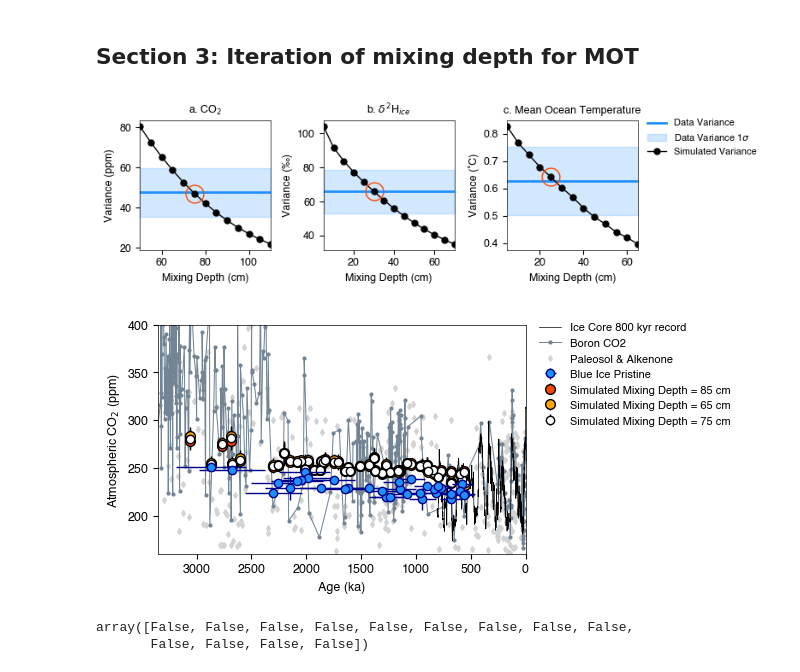
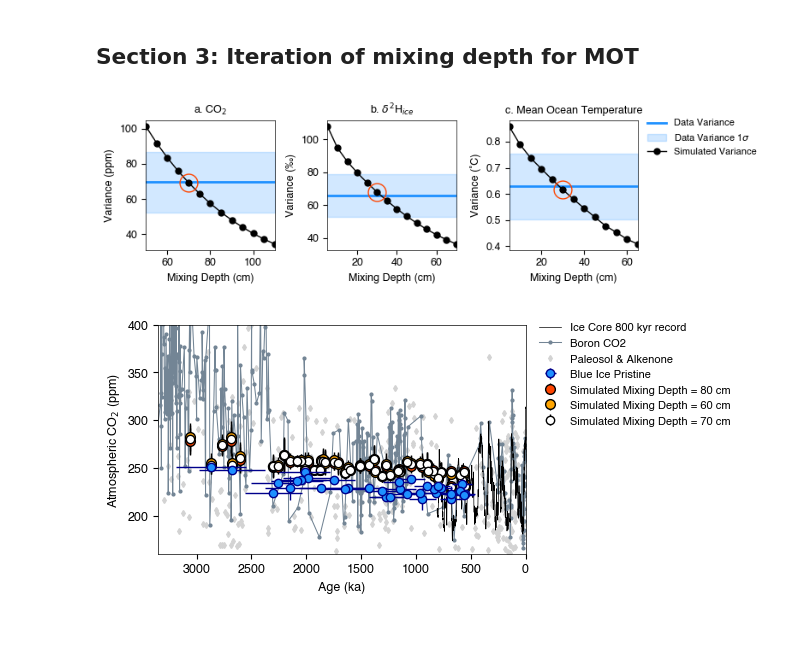
Before and after one commit to jesstierney/blueIce, a Jupyter notebook: iterateMixingDepth.ipynb, the cells around one changed output. Drawn from its saved outputs; the diff is of its cells as text; code cells hidden in the pictures; blank space fills up the shorter version.

```diff
--- a/iterateMixingDepth.ipynb
+++ b/iterateMixingDepth.ipynb
@@ -86,7 +80,7 @@ CO2dVal = np.interp(CO2dAge,compCO2age,compCO2)
 # %%
 ######### TIME AVERAGING
 # apply the time averaging function
-CO2sim = iceTimeAvg(ice.Age, ice.AgeErrA, 400, CO2dAge,CO2dVal,1000)
+CO2sim = iceTimeAvg(ice.Age, ice.AgeErrA, 200, CO2dAge,CO2dVal,1000)
 
 ###### MIXING
 # compute middle depth
@@ -106,12 +100,12 @@ prist = ice.NotPristine == 0
 co2p = ice.CO2m[prist]
 co2p = np.where(~np.isnan(ice.CO2dC[prist]), ice.CO2dC[prist], ice.CO2m[prist])
 agep = ice.Age[prist]
-pleistoDats = co2p[(agep < 2500) & (~np.isnan(co2p))]
-idx = prist & co2pres & (ice.Age < 2500)
+compDats = co2p[(~np.isnan(co2p))]
+idx = prist & co2pres
 
 # data variance
-icevarC = np.var(pleistoDats, ddof=1)
-icevarerrC = np.sqrt((2 * (icevarC**2)) / (len(pleistoDats) - 1))
+icevarC = np.var(compDats, ddof=1)
+icevarerrC = np.sqrt((2 * (icevarC**2)) / (len(compDats) - 1))
 
 # simulated variance and other stats
 simvarC = np.zeros((len(mixTestC)))
@@ -132,7 +126,7 @@ lrEDC = lrNorm * np.std(edcD.Deuterium) + np.mean(ice.dDice[ice.Age < 800])
 ageLR04 = lr04['Age'].to_numpy()
 # %%
 ###### TIME AVERAGING AND MIXING OF D2H
-dDSim = iceTimeAvg(ice.Age, ice.AgeErrA, 400, ageLR04,lrEDC,1000)
+dDSim = iceTimeAvg(ice.Age, ice.AgeErrA, 200, ageLR04,lrEDC,1000)
 # mix - sample step is still 10 cm as with CO2
 mixTestD = np.array([0.05,0.1,.15,.2,.25,.3,.35,.4,.45,.5,.55,.6,.65,.7])
 mixArrayD = np.zeros((dDSim.shape[0],dDSim.shape[1],len(mixTestD)))
@@ -167,7 +161,7 @@ lrMOT = lrNorm * np.std(edcMOT.MOTKrN2) + np.mean(ice.MOT[ice.Age < 800])
 # %%
 ######## TIME AVERAGING AND MIXING OF MOT
 # time average
-MOTSim = iceTimeAvg(ice.Age, ice.AgeErrA, 400, ageLR04, lrMOT, 1000)
+MOTSim = iceTimeAvg(ice.Age, ice.AgeErrA, 200, ageLR04, lrMOT, 1000)
 # mix - sample step is still 10 cm as with CO2
 mixTestM = np.array([0.05,.1,.15,.2,.25,.3,.35,.4,.45,.5,.55,.6,.65])
 mixArrayM = np.zeros((MOTSim.shape[0],MOTSim.shape[1],len(mixTestM)))
@@ -211,42 +205,42 @@ fig, (ax1, ax2, ax3) = plt.subplots(1, 3, figsize=(6.5, 2.4))
 ax1.plot(cM,np.tile(icevarC,len(mixTestC)),color="dodgerblue",linewidth=2,zorder=2)
 ax1.fill_between(cM,np.tile(icevarC,len(mixTestC))-icevarerrC,np.tile(icevarC,len(mixTestC))+icevarerrC,color="dodgerblue",alpha=.2,zorder=1)
 ax1.plot(cM,simvarC,marker='o',markersize=ms,color="black",linewidth=1,zorder=3)
-ax1.plot(cM[cM==75],simvarC[cM==75],marker='o',markerfacecolor="None",markeredgecolor="orangered",markersize=15,zorder=4)
+ax1.plot(cM[cM==70],simvarC[cM==70],marker='o',markerfacecolor="None",markeredgecolor="orangered",markersize=15,zorder=4)
 ax1.set_xlim(xlims)
 ax1.set_xlabel("Mixing Depth (cm)")
 ax1.set_ylabel("Variance (ppm)")
 ax1.set_title("a. CO$_2$",fontsize=9)
 
 #### dD
 cMd = mixTestD*100
 xlims = (np.min(cMd),np.max(cMd))
 ax2.plot(cMd,np.tile(icevarD,len(mixTestD)),color="dodgerblue",linewidth=2,zorder=2)
 ax2.fill_between(cMd,np.tile(icevarD,len(mixTestD))-icevarerrD,np.tile(icevarD,len(mixTestD))+icevarerrD,color="dodgerblue",alpha=.2,zorder=1)
 ax2.plot(cMd,simvarD,marker='o',markersize=ms,color="black",linewidth=1,zorder=3)
 ax2.plot(cMd[cMd==30],simvarD[cMd==30],marker='o',markerfacecolor="None",markeredgecolor="orangered",markersize=15,zorder=4)
 ax2.set_xlim(xlims)
 ax2.set_xlabel("Mixing Depth (cm)")
 ax2.set_ylabel("Variance (‰)")
 ax2.set_title("b. $\delta^2$H$_{ice}$",fontsize=9)
 
 #### MOT
 cM = mixTestM*100
 xlims = (np.min(cM),np.max(cM))
 
 ax3.plot(cM,np.tile(icevarM,len(mixTestM)),color="dodgerblue",linewidth=2,label="Data Variance",zorder=2)
 ax3.fill_between(cM,np.tile(icevarM,len(mixTestM))-icevarerrM,np.tile(icevarM,len(mixTestM))+icevarerrM,color="dodgerblue",alpha=.2,label="Data Variance 1$\sigma$",zorder=1)
 ax3.plot(cM,simvarM,marker='o',markersize=ms,color="black",linewidth=1,label="Simulated Variance",zorder=3)
-ax3.plot(cM[cM==25],simvarM[cM==25],marker='o',markerfacecolor="None",markeredgecolor="orangered",markersize=15,zorder=4)
+ax3.plot(cM[cM==30],simvarM[cM==30],marker='o',markerfacecolor="None",markeredgecolor="orangered",markersize=15,zorder=4)
 ax3.set_xlim(xlims)
 ax3.set_xlabel("Mixing Depth (cm)")
 ax3.set_ylabel("Variance (˚C)")
 ax3.set_title("c. Mean Ocean Temperature",fontsize=9)
 
 fig.legend(frameon=False, fontsize=8, bbox_to_anchor=(.98, .9), loc='upper left')
 fig.tight_layout()
 fig.savefig("outputFigures/MixingDepthIteration.pdf", bbox_inches="tight")
 # %% [output]
-[figure, old version]
+[figure, new version]
 # %%
 ######## FIGURE S2 COMPARISON OF DIFFERENT MIXING CHOICES FOR CO2
 ms=6
@@ -259,12 +253,12 @@ ax.plot(agePaleo,co2Paleo,color="lightgray",linewidth=.75,marker='d',markersize=
 ax.plot(ageAlk,co2Alk,color="lightgray",linewidth=.75,marker='d',markersize=3, linestyle="None",zorder=1)
 ax.errorbar(agep,co2p,yerr=ice.CO2mErr[prist]*2,xerr=ice.AgeErrA[prist], markerfacecolor="dodgerblue",linestyle="None",
         markeredgecolor="darkblue",marker='o',markersize=ms, color="darkblue",label="Blue Ice Pristine",zorder=10)
-ax.errorbar(ice.Age[co2pres],np.mean(mixArrayC[co2pres,:,mixTestC==.85],1),yerr=np.std(mixArrayC[co2pres,:,mixTestC==.85],1)*2,color="black",marker='o',linestyle='None',
-        markeredgecolor="black",markerfacecolor="orangered",markersize=ms+1,label=f"Simulated Mixing Depth = {.85*100:.0f} cm",zorder=6)
-ax.errorbar(ice.Age[co2pres],np.mean(mixArrayC[co2pres,:,mixTestC==.65],1),yerr=np.std(mixArrayC[co2pres,:,mixTestC==.65],1)*2,color="black",marker='o',linestyle='None',
-        markeredgecolor="black",markerfacecolor="orange",markersize=ms+1,label=f"Simulated Mixing Depth = {.65*100:.0f} cm",zorder=6)
-ax.errorbar(ice.Age[co2pres],np.mean(mixArrayC[co2pres,:,mixTestC==.75],1),yerr=np.std(mixArrayC[co2pres,:,mixTestC==.75],1)*2,color="black",marker='o',linestyle='None',
-        markeredgecolor="black",markerfacecolor="white",markersize=ms,label=f"Simulated Mixing Depth = {.75*100:.0f} cm",zorder=6)
+ax.errorbar(ice.Age[co2pres],np.mean(mixArrayC[co2pres,:,mixTestC==.8],1),yerr=np.std(mixArrayC[co2pres,:,mixTestC==.8],1)*2,color="black",marker='o',linestyle='None',
+        markeredgecolor="black",markerfacecolor="orangered",markersize=ms+1,label=f"Simulated Mixing Depth = {.8*100:.0f} cm",zorder=6)
+ax.errorbar(ice.Age[co2pres],np.mean(mixArrayC[co2pres,:,mixTestC==.6],1),yerr=np.std(mixArrayC[co2pres,:,mixTestC==.65],1)*2,color="black",marker='o',linestyle='None',
+        markeredgecolor="black",markerfacecolor="orange",markersize=ms+1,label=f"Simulated Mixing Depth = {.6*100:.0f} cm",zorder=6)
+ax.errorbar(ice.Age[co2pres],np.mean(mixArrayC[co2pres,:,mixTestC==.7],1),yerr=np.std(mixArrayC[co2pres,:,mixTestC==.7],1)*2,color="black",marker='o',linestyle='None',
+        markeredgecolor="black",markerfacecolor="white",markersize=ms,label=f"Simulated Mixing Depth = {.7*100:.0f} cm",zorder=6)
 ax.set_xlim(0,3350)
 ax.set_ylim(160,400)
 fig.legend(frameon=False, fontsize=8, bbox_to_anchor=(.97, .98), loc='upper left')
@@ -274,9 +268,4 @@ ax.invert_xaxis()
 fig.tight_layout()
 fig.savefig("outputFigures/MixingDepthSensitivity.pdf", bbox_inches="tight")
 # %% [output]
-[figure, old version]
+[figure, new version]
-# %%
-mixTestC==.85
-# %% [output]
-array([False, False, False, False, False, False, False, False, False,
-       False, False, False, False])
```
Also changed, not shown: parts of 1 cell of this notebook, 8 other files.
